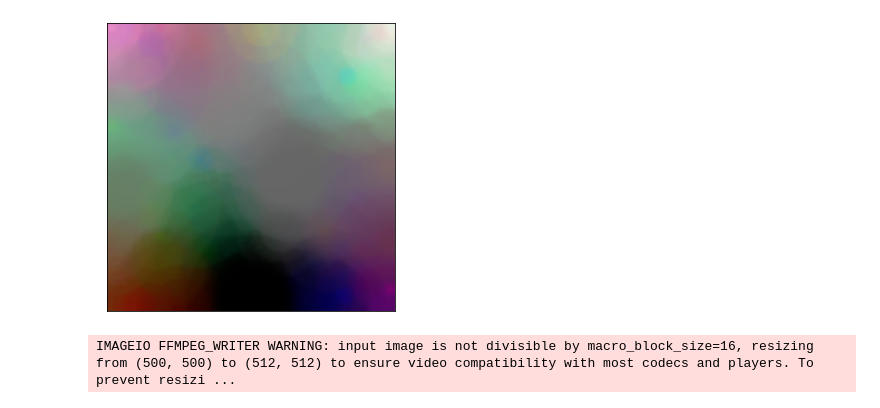
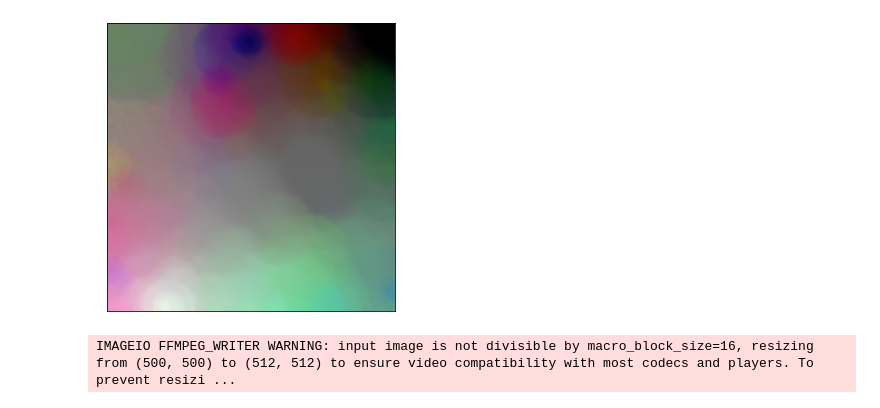
Before and after one commit to gampixi/DID305-MD3, a Jupyter notebook: visualize.ipynb, the cells around one changed output. Cells and saved outputs as stored; diff of their text form; code cells hidden in the pictures.

```diff
--- a/visualize.ipynb
+++ b/visualize.ipynb
@@ -83,8 +83,11 @@ def som_animation(image_list, frames_per_second=30, seconds_per_epoch=1):
     writer.close()
     #p.stdin.close()
     #p.wait()
+# %%
+# Load epochs from SOM training
+list_x = pickle.load( open( "all_epochs.pickle", "rb" ) )
 # %%
 #list_x = [random_image(100) for i in range(2)]
-plot_som(list_x[50])
+plot_som(list_x[999])
 # %% [output]
-[figure, old version]
+[figure, new version]
```
Also changed, not shown: parts of 3 cells of this notebook, 1 other file.
